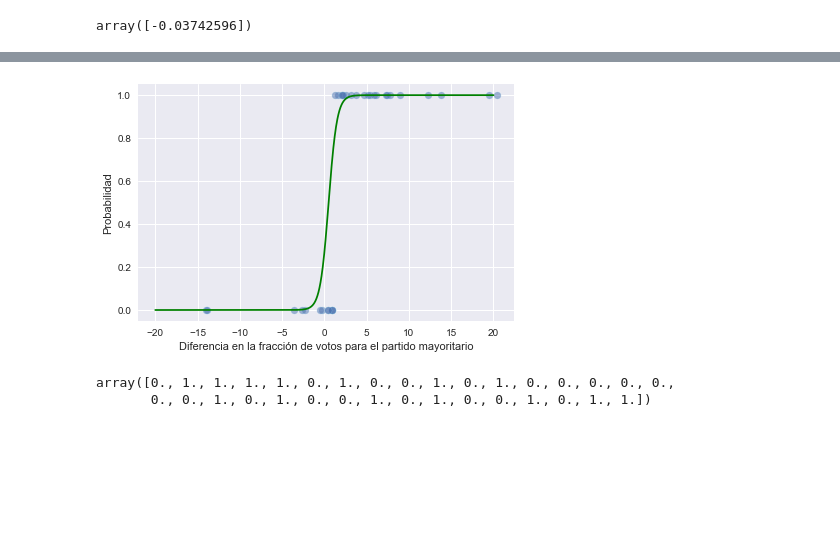
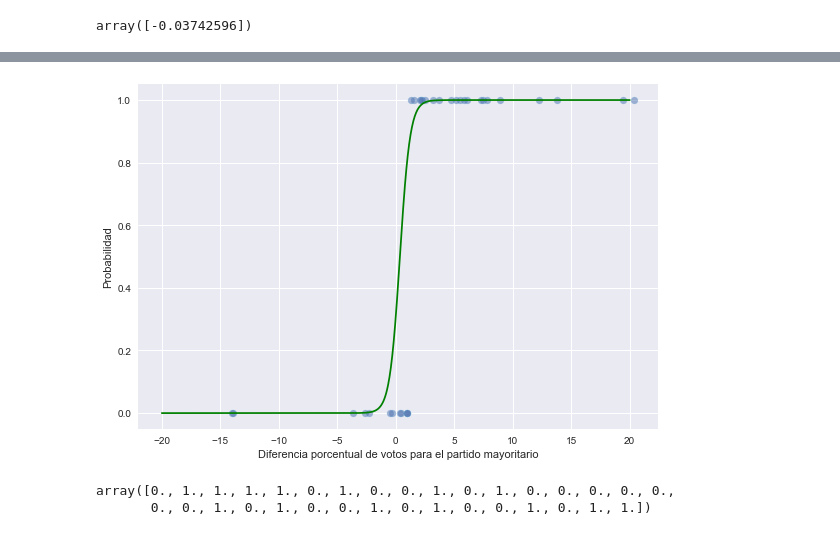
Before and after one commit to MiguelPerilla2233/Proyecto2, a Jupyter notebook: main.ipynb, the cells around one changed output, grey strips where cells are left out. Cells and saved outputs as stored; diff of their text form; code cells hidden in the pictures; blank space fills up the shorter version.

```diff
--- a/main.ipynb
+++ b/main.ipynb
@@ -40,3 +40,15 @@ array([1., 1., 1., 1., 1., 0., 1., 0., 0., 1., 1., 0., 1., 0., 0., 1., 1.,
 classifier.intercept_
 # %% [output]
 array([-0.03742596])
+# %%
+classes=[0, 1]
+tick_marks = np.arange(len(classes))
+
+plt.figure()
+plt.style.use('seaborn')
+plt.scatter(X, Y_predict, edgecolor = 'skyblue', s=50, alpha=0.5)
+plt.xlabel('Diferencia porcentual de votos para el partido mayoritario')
+plt.ylabel('Cambio en el partido mayoritario')
+plt.yticks(tick_marks, classes)
+plt.tight_layout()
+plt.savefig('results/data.png')
@@ -43,21 +57,21 @@ array([-0.03742596])
 # %%
 def logistic(x, beta, alpha=0):
     return 1.0 / (1.0 + np.exp(np.dot(beta, x) + alpha))
 
 t = np.linspace(-20,20,1000)
 p = 1/(1+np.exp(classifier.coef_*t+classifier.intercept_))
 
 plt.figure()
 plt.style.use('seaborn')
 plt.scatter(X, Y_predict, edgecolor = 'skyblue', s=50, alpha=0.5)
-# plt.plot(t, p.T, 'g')
-plt.plot(t, logistic(t, -2, 1), 'g')
-plt.xlabel('Diferencia en la fracción de votos para el partido mayoritario')
+# plt.plot(t, p.T, 'g') # Sin Metropolis Hastings
+plt.plot(t, logistic(t, -2.290, 0.804), 'g') # Con Metropolis Hastings
+plt.xlabel('Diferencia porcentual de votos para el partido mayoritario')
 plt.ylabel('Probabilidad')
 plt.tight_layout()
 plt.savefig('results/model.png')
 # %% [output]
-[figure, old version]
+[figure, new version]
 # %%
 test = np.ones(33)
 val = data_2022['Partido'] == data_2018['Partido']
```
Also changed, not shown: parts of 2 cells of this notebook.
